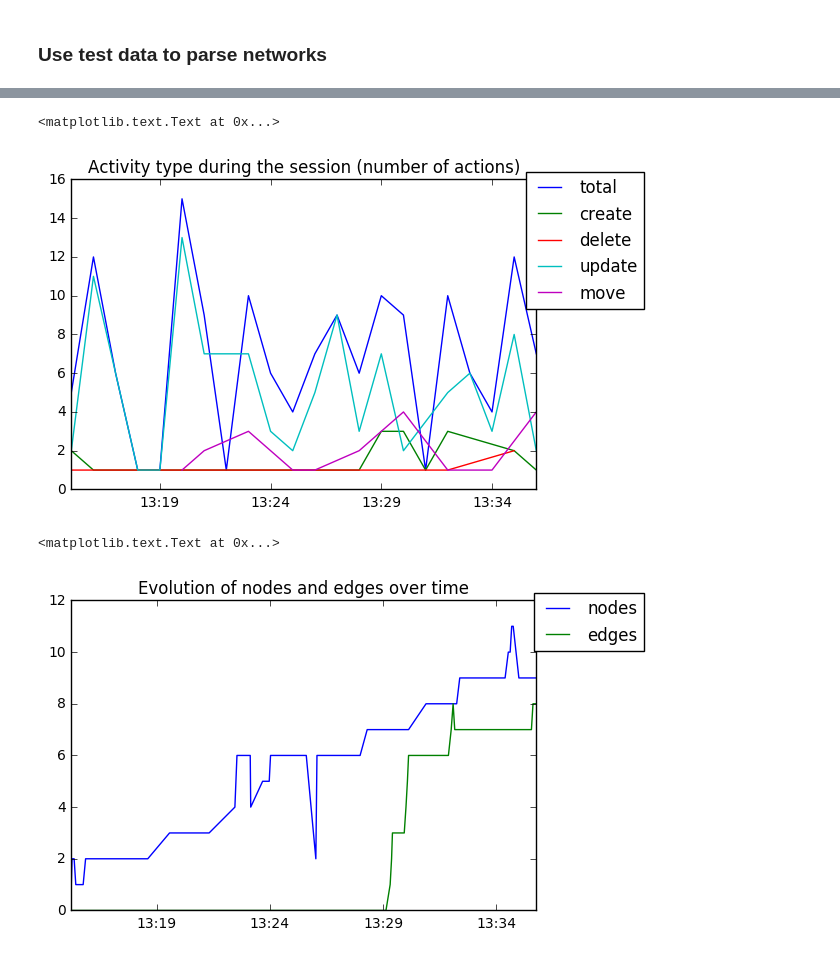
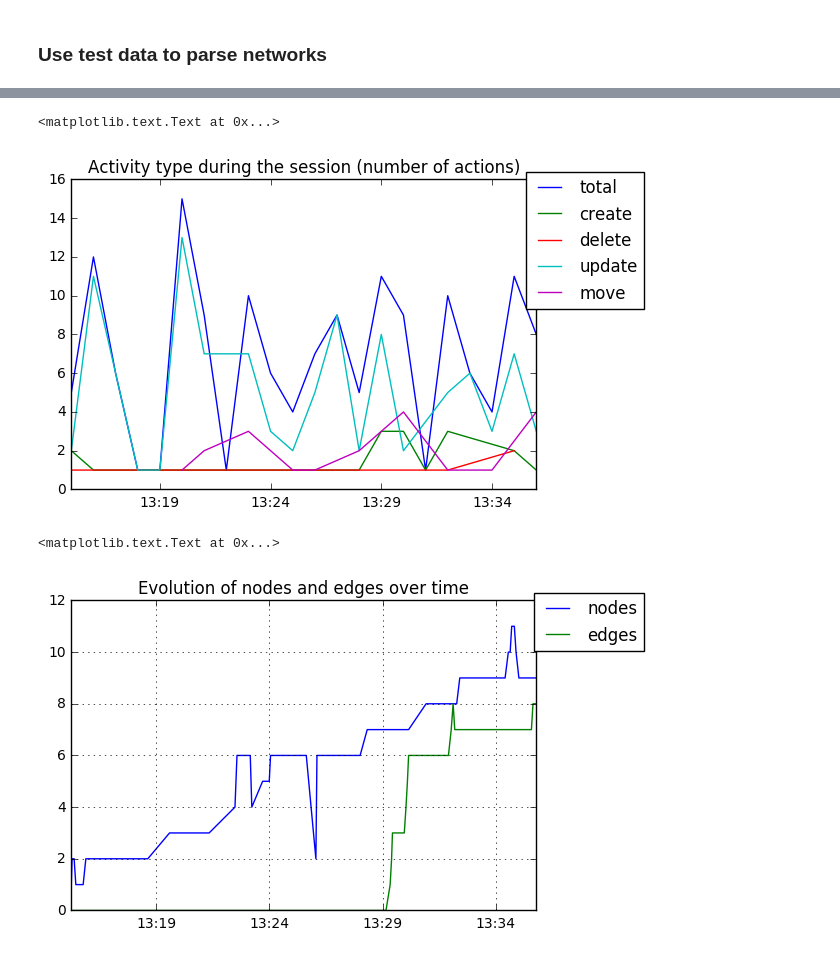
Before and after one commit to sical/meta-education, a Jupyter notebook: notebooks/Network reconstruction.ipynb, the cells around one changed output, grey strips where cells are left out. Saved outputs shown, nothing was run; the diff lists cells and outputs as text; code cells hidden in the pictures.

```diff
--- a/notebooks/Network reconstruction.ipynb
+++ b/notebooks/Network reconstruction.ipynb
@@ -80,7 +80,7 @@ start = datetime.datetime(2016, 9, 8, 13, 0, 0)
 end = datetime.datetime(2016, 9, 8, 13, 50, 0)
 
 # query
-q = { 'timestamp': {'$lt': end, '$gte': start} }
+q = { 'stored': {'$lt': end, '$gte': start} }
 
 print "%s results"%db.statements.find(q).count()
 print "-"*10
@@ -99,7 +99,7 @@ for statement in db.statements.find(q):
     # store action infos
     action = {}
     action["type"] = get_action(statement["verb"]["id"])
-    action["ts"] = statement["timestamp"]
+    action["ts"] = statement["stored"]
 
     # parse network
     if action["type"] == "create": hasChanged = parse_create(G, statement)
@@ -192,22 +192,29 @@ plt.legend(['total', 'create', 'delete', 'update', 'move'], loc='upper right', b
 plt.title("Activity type during the session (number of actions)")
 # %% [output]
 <matplotlib.text.Text at 0x...>
-[figure, old version]
+[figure, new version]
 # %%
+import numpy as np
+
 # network size evolution
 
 fig, ax = plt.subplots(1, 1)
+
+# grid
 hfmt = mdates.DateFormatter('%H:%M')
+ax.xaxis.set_major_locator(mdates.MinuteLocator(interval=3))
 ax.xaxis.set_major_formatter(hfmt)
+
+ax.grid(which='both')
 
 x = [a["ts"] for a in actions]
 y_nodes_count = [len(a["nodes"]) for a in actions]
 y_edges_count = [len(a["edges"]) for a in actions]
 
 plt.plot(x, y_nodes_count)
 plt.plot(x, y_edges_count)
 plt.legend(['nodes', 'edges'], loc='upper right', bbox_to_anchor=(1.25, 1.05))
 plt.title("Evolution of nodes and edges over time")
 # %% [output]
 <matplotlib.text.Text at 0x...>
-[figure, old version]
+[figure, new version]
```
Also changed, not shown: parts of 1 cell of this notebook.
